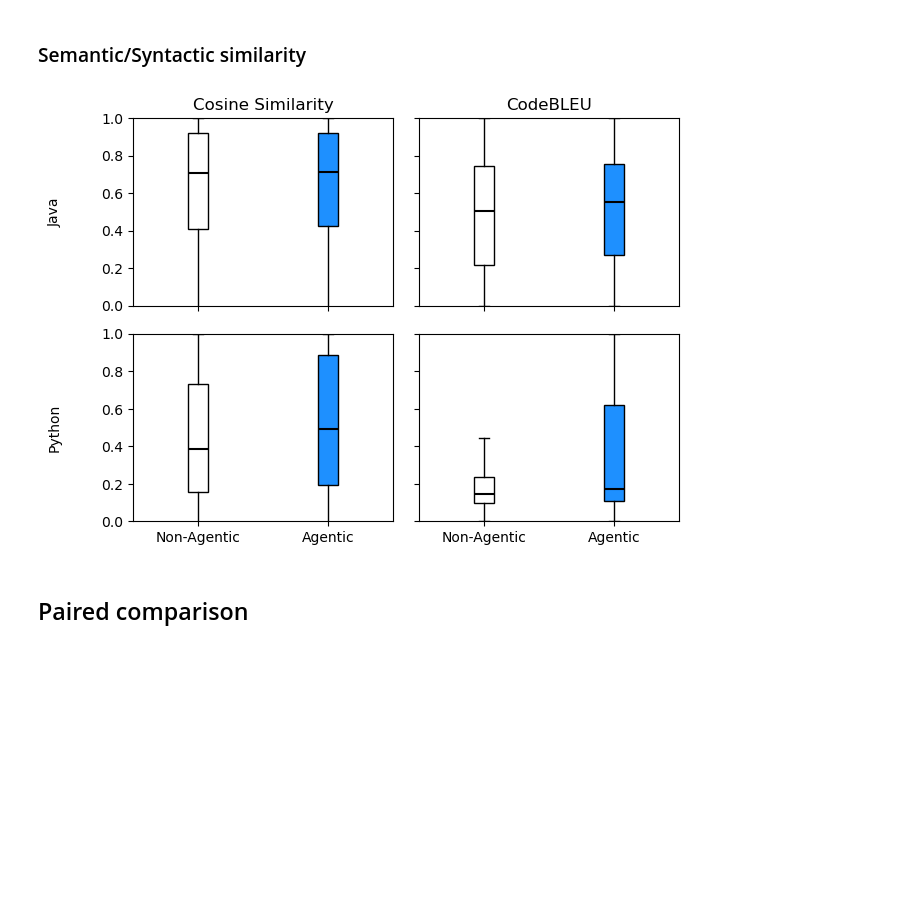
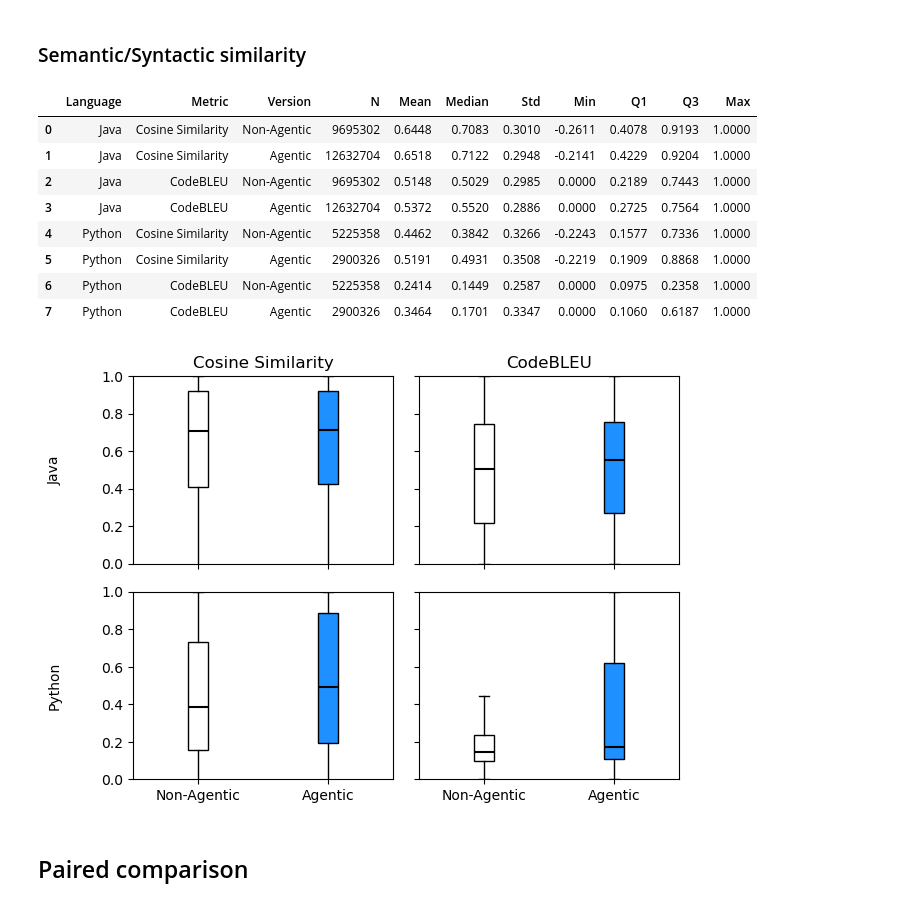
Before and after one commit to lucianoMarchezan/codehistorian-extractor, a Jupyter notebook: analysis/RQ1/RQ1.ipynb, the cells around one changed output. Drawn from its saved outputs; the diff is of its cells as text; code cells hidden in the pictures; blank space fills up the shorter version.

Commit message:
adding summary

```diff
--- a/analysis/RQ1/RQ1.ipynb
+++ b/analysis/RQ1/RQ1.ipynb
@@ -126,6 +126,54 @@ fig, axes = plt.subplots(
 )
 
 groups = plot_df.groupby(["language", "agentic"], sort=False)
+
+# Create textual summary
+summary = []
+
+for language in languages:
+
+    lang_df = plot_df[plot_df["language"] == language]
+
+    for metric in ["sim", "codebleu"]:
+
+        for agentic, label in [
+            (False, "Non-Agentic"),
+            (True, "Agentic")
+        ]:
+
+            values = (
+                lang_df.loc[lang_df["agentic"] == agentic, metric]
+                .dropna()
+            )
+
+            summary.append({
+                "Language": language.capitalize(),
+                "Metric": "Cosine Similarity" if metric == "sim" else "CodeBLEU",
+                "Version": label,
+                "N": len(values),
+                "Mean": values.mean(),
+                "Median": values.median(),
+                "Std": values.std(),
+                "Min": values.min(),
+                "Q1": values.quantile(0.25),
+                "Q3": values.quantile(0.75),
+                "Max": values.max()
+            })
+
+summary_df = pd.DataFrame(summary)
+
+# Format numbers for display
+display(
+    summary_df.style.format({
+        "Mean": "{:.4f}",
+        "Median": "{:.4f}",
+        "Std": "{:.4f}",
+        "Min": "{:.4f}",
+        "Q1": "{:.4f}",
+        "Q3": "{:.4f}",
+        "Max": "{:.4f}"
+    })
+)
 
 for row, language in enumerate(languages):
 
@@ -187,33 +235,42 @@ for row, language in enumerate(languages):
 
     # Remove x-axis labels from top plots
     if row == 0:
         axes[row, 0].set_xticklabels([])
         axes[row, 1].set_xticklabels([])
 
 
 # Titles
 axes[0, 0].set_title("Cosine Similarity")
 axes[0, 1].set_title("CodeBLEU")
 
 plt.subplots_adjust(
     wspace=0.10,
     hspace=0.15,
     left=0.2,
     right=0.98,
     bottom=0.08,
     top=0.92
 )
 
 Path("plots").mkdir(exist_ok=True)
 
 plt.savefig(
     "plots/similarity_comparison.pdf",
     format="pdf",
     bbox_inches="tight"
 )
 
 plt.show()
 # %% [output]
+|  | Language | Metric | Version | N | Mean | Median | Std | Min | Q1 | Q3 | Max |
+| 0 | Java | Cosine Similarity | Non-Agentic | 9695302 | 0.6448 | 0.7083 | 0.3010 | -0.2611 | 0.4078 | 0.9193 | 1.0000 |
+| 1 | Java | Cosine Similarity | Agentic | 12632704 | 0.6518 | 0.7122 | 0.2948 | -0.2141 | 0.4229 | 0.9204 | 1.0000 |
+| 2 | Java | CodeBLEU | Non-Agentic | 9695302 | 0.5148 | 0.5029 | 0.2985 | 0.0000 | 0.2189 | 0.7443 | 1.0000 |
+| 3 | Java | CodeBLEU | Agentic | 12632704 | 0.5372 | 0.5520 | 0.2886 | 0.0000 | 0.2725 | 0.7564 | 1.0000 |
+| 4 | Python | Cosine Similarity | Non-Agentic | 5225358 | 0.4462 | 0.3842 | 0.3266 | -0.2243 | 0.1577 | 0.7336 | 1.0000 |
+| 5 | Python | Cosine Similarity | Agentic | 2900326 | 0.5191 | 0.4931 | 0.3508 | -0.2219 | 0.1909 | 0.8868 | 1.0000 |
+| 6 | Python | CodeBLEU | Non-Agentic | 5225358 | 0.2414 | 0.1449 | 0.2587 | 0.0000 | 0.0975 | 0.2358 | 1.0000 |
+| 7 | Python | CodeBLEU | Agentic | 2900326 | 0.3464 | 0.1701 | 0.3347 | 0.0000 | 0.1060 | 0.6187 | 1.0000 |
 [figure]
 # %% [markdown]
 ## Paired comparison
```
